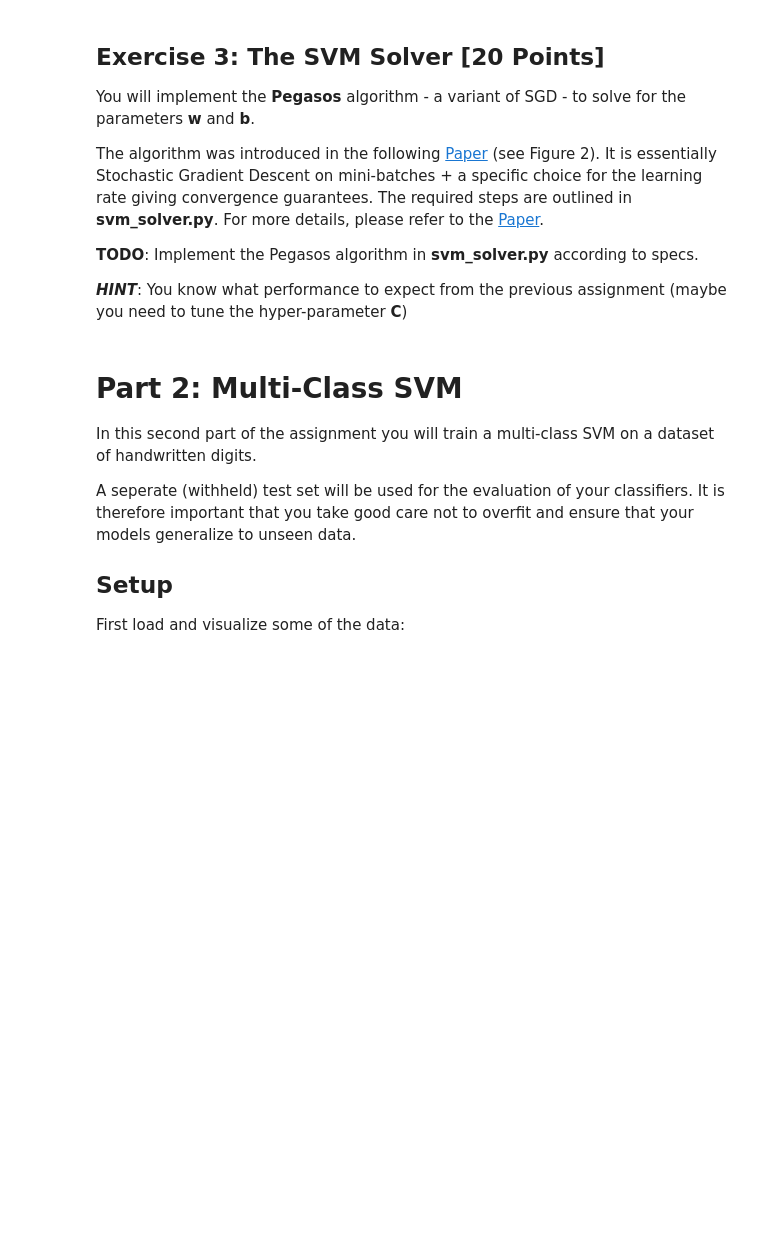
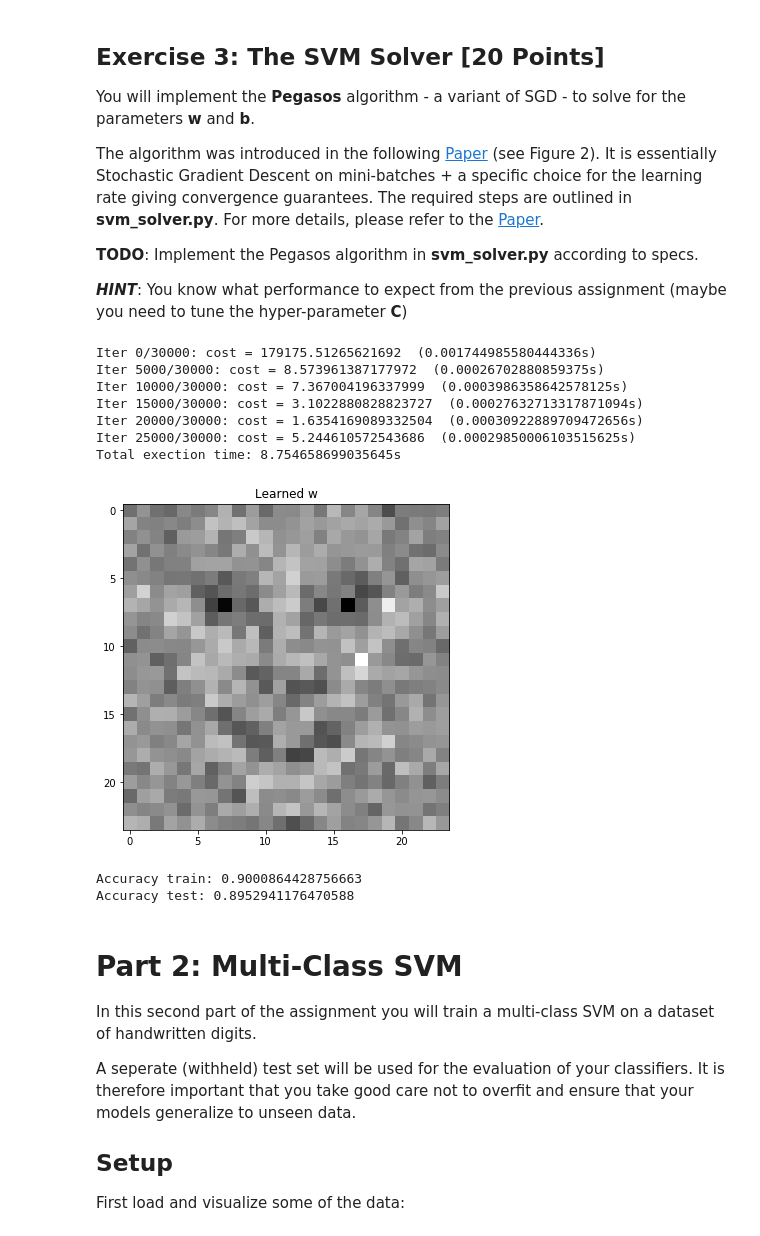
Before and after one commit to guertlef/MachineLearningHS19, a Jupyter notebook: ProgrammingAssignments/U2/Assignment2.ipynb, the cells around one changed output. Saved outputs shown, nothing was run; the diff lists cells and outputs as text; code cells hidden in the pictures; blank space fills up the shorter version.

```diff
--- a/ProgrammingAssignments/U2/Assignment2.ipynb
+++ b/ProgrammingAssignments/U2/Assignment2.ipynb
@@ -139,24 +142,35 @@ The algorithm was introduced in the following [Paper](http://ttic.uchicago.edu/~
 # %%
 # We'll meausure the execution time
 start = time.time()
 
-C = 3.0
+C = 1.0
 w, b, losses = svm_solver(X_train, y_train, C, num_iter=30000, num_per_batch=64)
 
 exec_time = time.time()-start
 print('Total exection time: {}s'.format(exec_time))
 
 # We can have a look at what theta has learned to recognise as "face"
 plt.imshow(np.reshape(w, [24, 24], order='F'))
 plt.title('Learned w')
 plt.show()
 
 # Make predictions
 preds_train = np.ones_like(y_train) - 2 * (np.dot(X_train, w) + b < 0)
 preds_test = np.ones_like(y_test) - 2 * (np.dot(X_test, w) + b < 0)
 
 print('Accuracy train: {}'.format(np.mean(preds_train == y_train)))
 print('Accuracy test: {}'.format(np.mean(preds_test == y_test)))
+# %% [output]
+Iter 0/30000: cost = 179175.51265621692  (0.001744985580444336s)
+Iter 5000/30000: cost = 8.573961387177972  (0.00026702880859375s)
+Iter 10000/30000: cost = 7.367004196337999  (0.0003986358642578125s)
+Iter 15000/30000: cost = 3.1022880828823727  (0.00027632713317871094s)
+Iter 20000/30000: cost = 1.6354169089332504  (0.00030922889709472656s)
+Iter 25000/30000: cost = 5.244610572543686  (0.00029850006103515625s)
+Total exection time: 8.754658699035645s
+[figure, added]
+Accuracy train: 0.9000864428756663
+Accuracy test: 0.8952941176470588
 # %% [markdown]
 # Part 2: Multi-Class SVM
 
```
Also changed, not shown: parts of 3 cells of this notebook, 3 other files.
